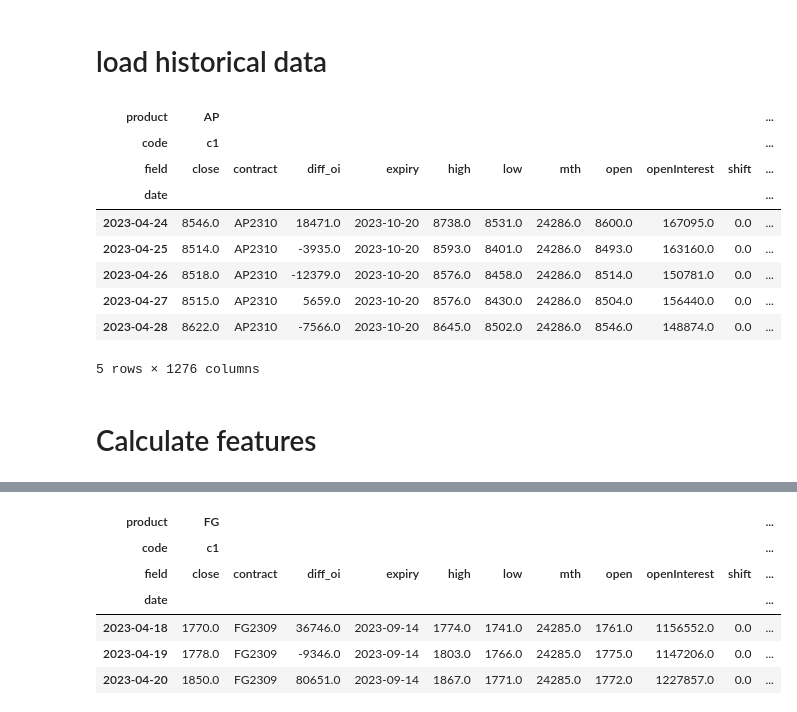
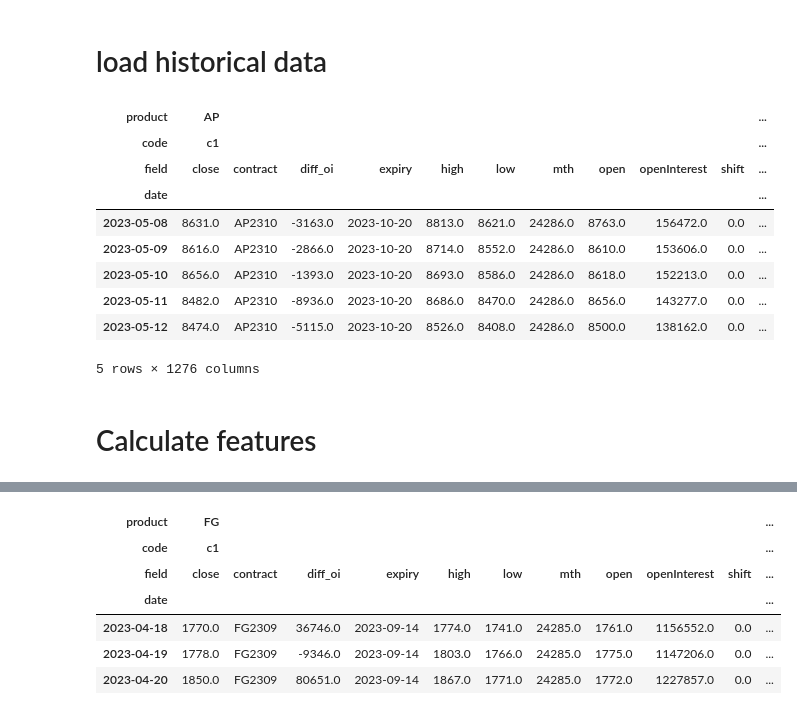
Before and after one commit to harvey1673/pyktrader3, a Jupyter notebook: bktest/bt_signal_price_signals.ipynb, the cells around one changed output, grey strips where cells are left out. Drawn from its saved outputs; the diff is of its cells as text; code cells hidden in the pictures.

```diff
--- a/bktest/bt_signal_price_signals.ipynb
+++ b/bktest/bt_signal_price_signals.ipynb
@@ -84,7 +83,7 @@ ll_keys = ['fullsample'] + ['%s:%s' % (sd.strftime('%Y-%b-%d'), ed.strftime('%Y-
 fields = ['contract', 'open', 'high', 'low', 'close', 'volume', 'openInterest', 'diff_oi', 'expiry', 'mth', 'shift']
 
 start_date = datetime.date(2010,1,1)
-end_date = datetime.date(2023,4,28)
+end_date = datetime.date(2023,5,12)
 shift_mode = 2
 roll_name = 'hot'
 roll_file_loc = "C:/dev/wtdev/config/"
@@ -94,38 +93,38 @@ freq='d1'
 
 data_df = pd.DataFrame()
 
 for prodcode in sim_markets:
     for nb in range(nb_cont):
         xdf = dataseries.nearby(prodcode,
                                 nb+1,
                                 start_date=start_date,
                                 end_date = end_date,
                                 shift_mode = shift_mode,
                                 freq=freq,
                                 roll_name=roll_name,
                                 config_loc=roll_file_loc)
         xdf['expiry'] = xdf['contract'].map(misc.contract_expiry)
         xdf['contmth'] = xdf['contract'].map(misc.inst2contmth)
         xdf['mth'] = xdf['contmth'].apply(lambda x: x//100 * 12 + x % 100)
         xdf['product'] = prodcode
         xdf['code'] = f'c{nb+1}'
         data_df = data_df.append(xdf)
 
 df = pd.pivot_table(data_df.reset_index(), index='date', columns = ['product', 'code'], values = list(fields), aggfunc = 'last')
 df = df.reorder_levels([1, 2, 0], axis=1).sort_index(axis=1)
 df.columns.rename(['product', 'code', 'field',], inplace = True)
 df.index = pd.to_datetime(df.index)
 df.tail(5)
 # %% [output]
 | product | AP |  |  |  |  |  |  |  |  |  | ... |
 | code | c1 |  |  |  |  |  |  |  |  |  | ... |
 | field | close | contract | diff_oi | expiry | high | low | mth | open | openInterest | shift | ... |
 | date |  |  |  |  |  |  |  |  |  |  | ... |
-| 2023-04-24 | 8546.0 | AP2310 | 18471.0 | 2023-10-20 | 8738.0 | 8531.0 | 24286.0 | 8600.0 | 167095.0 | 0.0 | ... |
-| 2023-04-25 | 8514.0 | AP2310 | -3935.0 | 2023-10-20 | 8593.0 | 8401.0 | 24286.0 | 8493.0 | 163160.0 | 0.0 | ... |
-| 2023-04-26 | 8518.0 | AP2310 | -12379.0 | 2023-10-20 | 8576.0 | 8458.0 | 24286.0 | 8514.0 | 150781.0 | 0.0 | ... |
-| 2023-04-27 | 8515.0 | AP2310 | 5659.0 | 2023-10-20 | 8576.0 | 8430.0 | 24286.0 | 8504.0 | 156440.0 | 0.0 | ... |
-| 2023-04-28 | 8622.0 | AP2310 | -7566.0 | 2023-10-20 | 8645.0 | 8502.0 | 24286.0 | 8546.0 | 148874.0 | 0.0 | ... |
+| 2023-05-08 | 8631.0 | AP2310 | -3163.0 | 2023-10-20 | 8813.0 | 8621.0 | 24286.0 | 8763.0 | 156472.0 | 0.0 | ... |
+| 2023-05-09 | 8616.0 | AP2310 | -2866.0 | 2023-10-20 | 8714.0 | 8552.0 | 24286.0 | 8610.0 | 153606.0 | 0.0 | ... |
+| 2023-05-10 | 8656.0 | AP2310 | -1393.0 | 2023-10-20 | 8693.0 | 8586.0 | 24286.0 | 8618.0 | 152213.0 | 0.0 | ... |
+| 2023-05-11 | 8482.0 | AP2310 | -8936.0 | 2023-10-20 | 8686.0 | 8470.0 | 24286.0 | 8656.0 | 143277.0 | 0.0 | ... |
+| 2023-05-12 | 8474.0 | AP2310 | -5115.0 | 2023-10-20 | 8526.0 | 8408.0 | 24286.0 | 8500.0 | 138162.0 | 0.0 | ... |
 5 rows × 1276 columns
 # %%
 for prodcode in sim_markets:
@@ -146,7 +145,7 @@ for prodcode in sim_markets:
     df[(prodcode, 'c1', 'px_chg')] = df[(prodcode, 'c1', 'close')].diff()
     df[(prodcode, 'c1', 'ryield')] = df[(prodcode, 'c1', 'ryield')]/(df[(prodcode, 'c2', 'mth')] - df[(prodcode, 'c1', 'mth')])*12.0
 adf = df.copy(deep=True)
-# %% [markdown]
-# Calculate features
+# %% [markdown]
+# Calculate features
 # %%
 signal_func = 'qtl'
```
Also changed, not shown: parts of 7 cells of this notebook, 13 other files.
